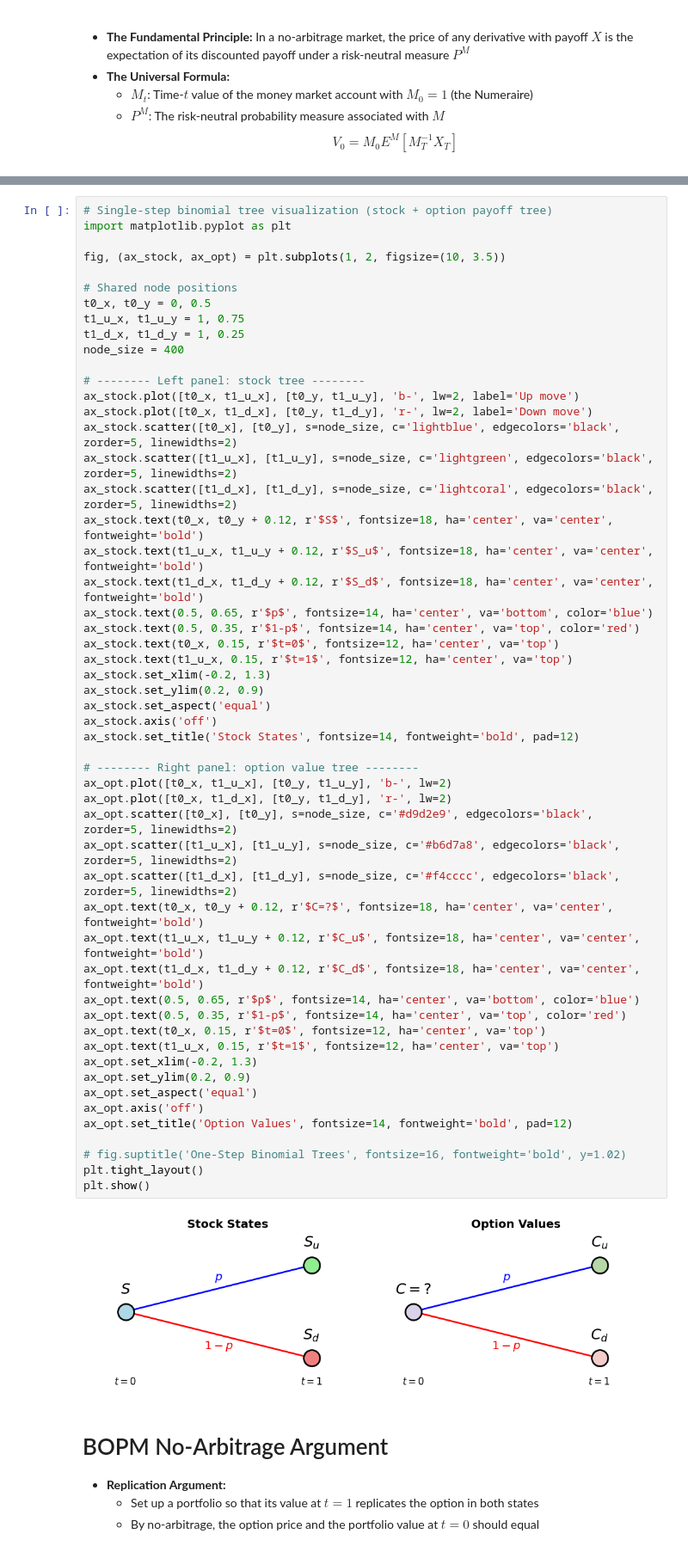
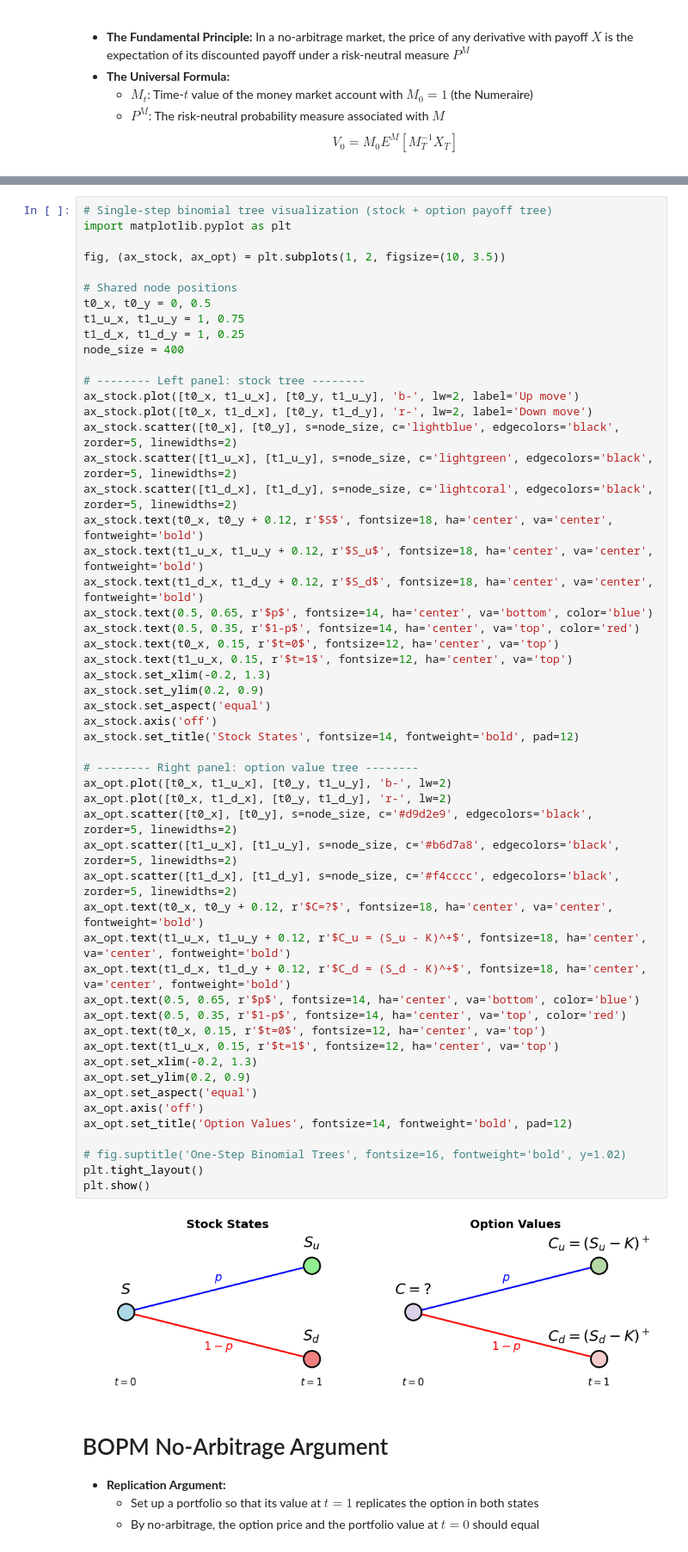
Before and after one commit to beginnerSC/slides, a Jupyter notebook: docs/rates.ipynb, the cells around one changed output, grey strips where cells are left out. Shown at 86% size. Cells and saved outputs as stored; diff of their text form.

```diff
--- a/docs/rates.ipynb
+++ b/docs/rates.ipynb
@@ -79,36 +69,36 @@ ax_stock.text(0.5, 0.65, r'$p$', fontsize=14, ha='center', va='bottom', color='b
 ax_stock.text(0.5, 0.35, r'$1-p$', fontsize=14, ha='center', va='top', color='red')
 ax_stock.text(t0_x, 0.15, r'$t=0$', fontsize=12, ha='center', va='top')
 ax_stock.text(t1_u_x, 0.15, r'$t=1$', fontsize=12, ha='center', va='top')
 ax_stock.set_xlim(-0.2, 1.3)
 ax_stock.set_ylim(0.2, 0.9)
 ax_stock.set_aspect('equal')
 ax_stock.axis('off')
 ax_stock.set_title('Stock States', fontsize=14, fontweight='bold', pad=12)
 
 # -------- Right panel: option value tree --------
 ax_opt.plot([t0_x, t1_u_x], [t0_y, t1_u_y], 'b-', lw=2)
 ax_opt.plot([t0_x, t1_d_x], [t0_y, t1_d_y], 'r-', lw=2)
 ax_opt.scatter([t0_x], [t0_y], s=node_size, c='#d9d2e9', edgecolors='black', zorder=5, linewidths=2)
 ax_opt.scatter([t1_u_x], [t1_u_y], s=node_size, c='#b6d7a8', edgecolors='black', zorder=5, linewidths=2)
 ax_opt.scatter([t1_d_x], [t1_d_y], s=node_size, c='#f4cccc', edgecolors='black', zorder=5, linewidths=2)
 ax_opt.text(t0_x, t0_y + 0.12, r'$C=?$', fontsize=18, ha='center', va='center', fontweight='bold')
-ax_opt.text(t1_u_x, t1_u_y + 0.12, r'$C_u$', fontsize=18, ha='center', va='center', fontweight='bold')
-ax_opt.text(t1_d_x, t1_d_y + 0.12, r'$C_d$', fontsize=18, ha='center', va='center', fontweight='bold')
+ax_opt.text(t1_u_x, t1_u_y + 0.12, r'$C_u = (S_u - K)^+$', fontsize=18, ha='center', va='center', fontweight='bold')
+ax_opt.text(t1_d_x, t1_d_y + 0.12, r'$C_d = (S_d - K)^+$', fontsize=18, ha='center', va='center', fontweight='bold')
 ax_opt.text(0.5, 0.65, r'$p$', fontsize=14, ha='center', va='bottom', color='blue')
 ax_opt.text(0.5, 0.35, r'$1-p$', fontsize=14, ha='center', va='top', color='red')
 ax_opt.text(t0_x, 0.15, r'$t=0$', fontsize=12, ha='center', va='top')
 ax_opt.text(t1_u_x, 0.15, r'$t=1$', fontsize=12, ha='center', va='top')
 ax_opt.set_xlim(-0.2, 1.3)
 ax_opt.set_ylim(0.2, 0.9)
 ax_opt.set_aspect('equal')
 ax_opt.axis('off')
 ax_opt.set_title('Option Values', fontsize=14, fontweight='bold', pad=12)
 
 # fig.suptitle('One-Step Binomial Trees', fontsize=16, fontweight='bold', y=1.02)
 plt.tight_layout()
 plt.show()
 # %% [output]
-[figure, old version]
+[figure, new version]
 # %% [markdown]
 # BOPM No-Arbitrage Argument
 
```
Also changed, not shown: parts of 16 cells of this notebook.
